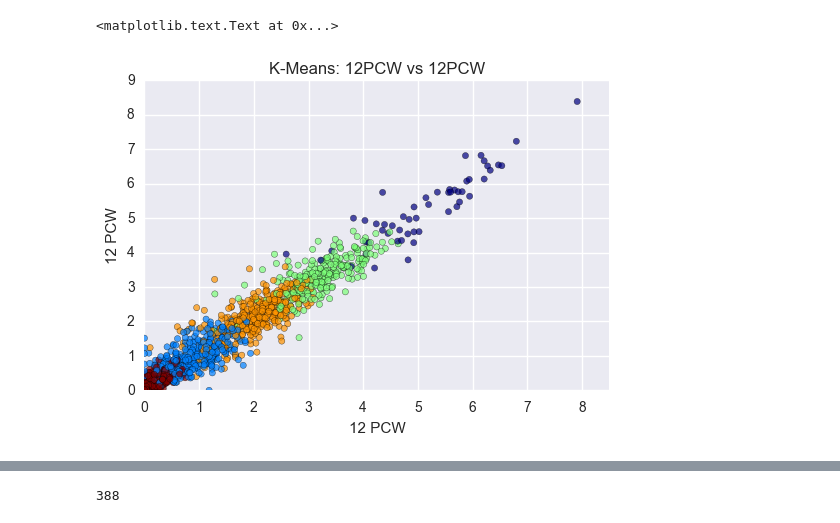
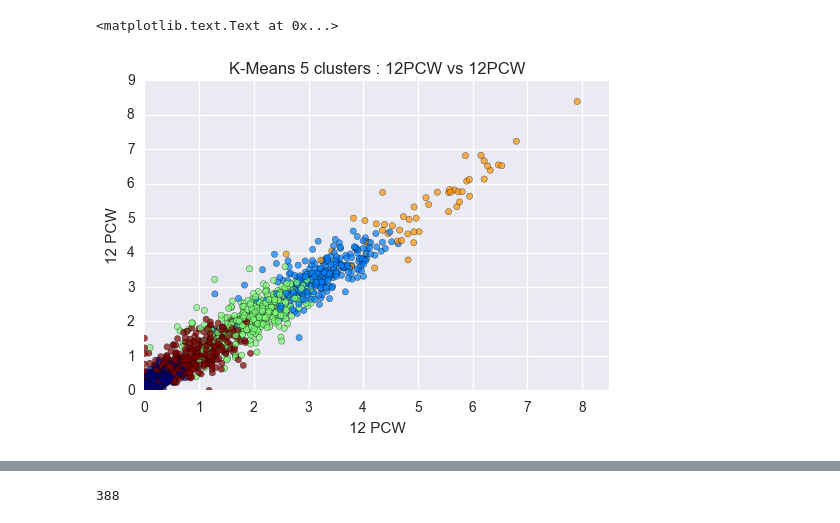
Before and after one commit to UW-Biol419-Wi2017/SpontaneousActivity, a Jupyter notebook: KMeans on R50 data.ipynb, the cells around one changed output, grey strips where cells are left out. Cells and saved outputs as stored; diff of their text form; code cells hidden in the pictures.

```diff
--- a/KMeans on R50 data.ipynb
+++ b/KMeans on R50 data.ipynb
@@ -21,20 +23,20 @@ just_data = new_data.ix[:,:11].values
 # %%
 km = KMeans(n_clusters = 5)
 km.fit(just_data)
 
 group = km.labels_
 
 plt.scatter(just_data[:,0],just_data[:,3],
             alpha=0.7, c=group, cmap='jet')
 
 plt.xlim([0,8.5])
 plt.ylim([0,9])
-plt.title('K-Means: 12PCW vs 12PCW')
+plt.title('K-Means 5 clusters : 12PCW vs 12PCW')
 plt.xlabel("12 PCW")
 plt.ylabel("12 PCW")
 # %% [output]
 <matplotlib.text.Text at 0x...>
-[figure, old version]
+[figure, new version]
 # %%
 pd.DataFrame(just_data[:,:]).head()
 Predict = pd.DataFrame(group)
```
Also changed, not shown: parts of 11 cells of this notebook, 3 other files.
